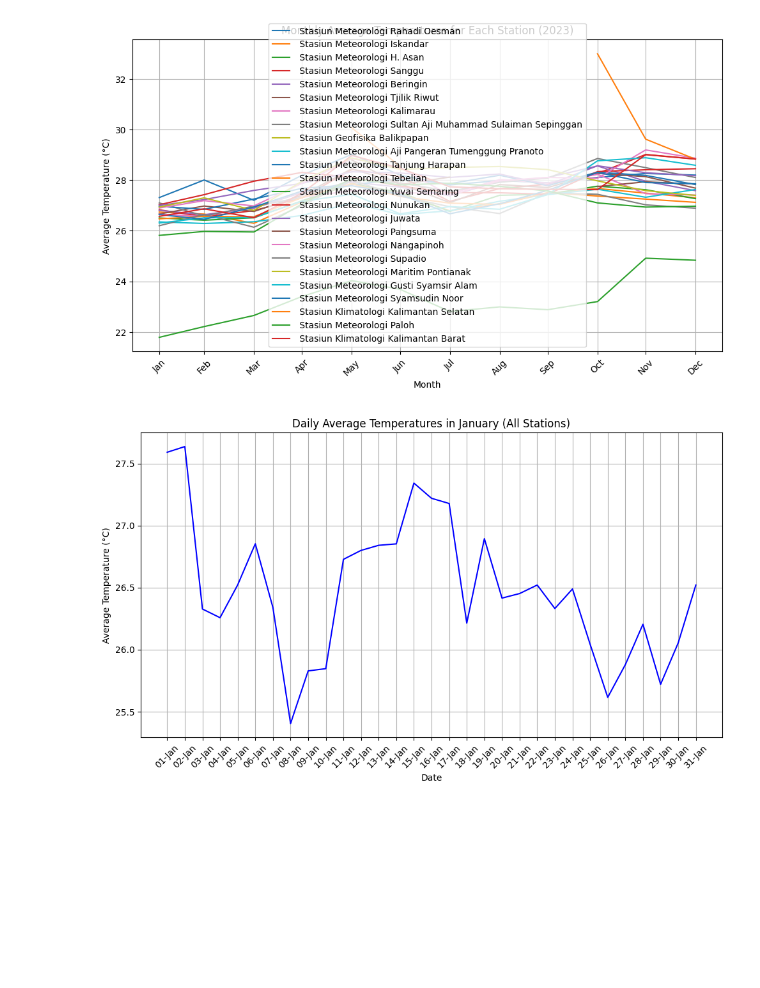
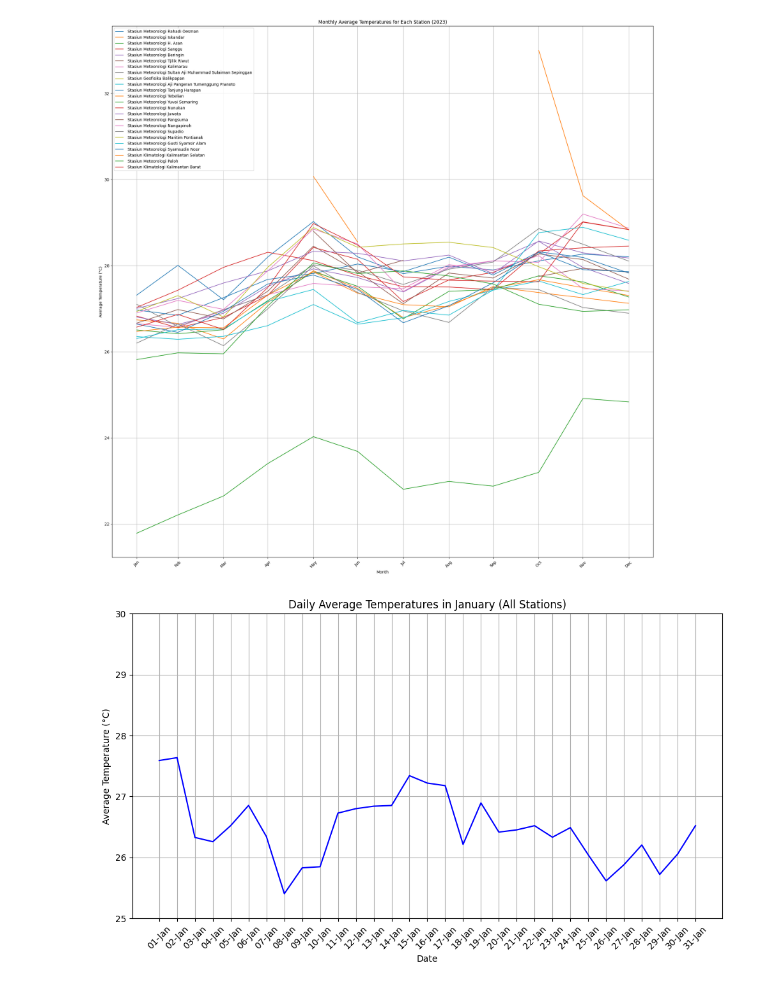
Before and after one commit to syadrn/Proyek-Kapita-Selekta, a Jupyter notebook: Tugas proyek akhir meteo/data_bulanan.ipynb, the cells around one changed output. Cells and saved outputs as stored; diff of their text form; code cells hidden in the pictures; blank space fills up the shorter version.

```diff
--- a/Tugas proyek akhir meteo/data_bulanan.ipynb
+++ b/Tugas proyek akhir meteo/data_bulanan.ipynb
@@ -5,35 +6,32 @@ import glob
 file_path ='data_kalimantan/hasil.xlsx'
 df = pd.read_excel(file_path)
 # %%
-import matplotlib.pyplot as plt
-
 # Transpose the data to have dates as rows
 df_transposed = df.iloc[:, 5:].T
 df_transposed.columns = df['station_name']
 
 # Convert the index (date strings) to datetime format
 df_transposed.index = pd.to_datetime(df_transposed.index, format='%d-%m-%Y')
 
 # Resample the data by month to calculate the monthly mean
 monthly_avg = df_transposed.resample('M').mean()
 
 # Plot the monthly average for each station
-plt.figure(figsize=(10, 6))
+plt.figure(figsize=(20, 20))
 for station in monthly_avg.columns:
     plt.plot(monthly_avg.index, monthly_avg[station], label=station)
 
 plt.title('Monthly Average Temperatures for Each Station (2023)')
 plt.xlabel('Month')
 plt.ylabel('Average Temperature (°C)')
-plt.legend(loc='best')
+plt.legend()
 plt.xticks(monthly_avg.index, monthly_avg.index.strftime('%b'), rotation=45)
 plt.grid(True)
 plt.tight_layout()
-
 # Show the plot
 plt.show()
 # %% [output]
-[figure, old version]
+[figure, new version]
 # %%
 # Calculate the daily mean for all stations combined
 daily_avg = df_transposed.mean(axis=1)
@@ -49,13 +47,14 @@ plt.title('Daily Average Temperatures in January (All Stations)')
 plt.xlabel('Date')
 plt.ylabel('Average Temperature (°C)')
 plt.xticks(january_avg.index, january_avg.index.strftime('%d-%b'), rotation=45)
+plt.ylim(25, 30)
 plt.grid(True)
 plt.tight_layout()
 
 # Show the plot
 plt.show()
 # %% [output]
-[figure, old version]
+[figure, new version]
 # %%
 # Calculate the daily mean for all stations combined
 daily_avg = df_transposed.mean(axis=1)
```
Also changed, not shown: parts of 12 cells of this notebook.
